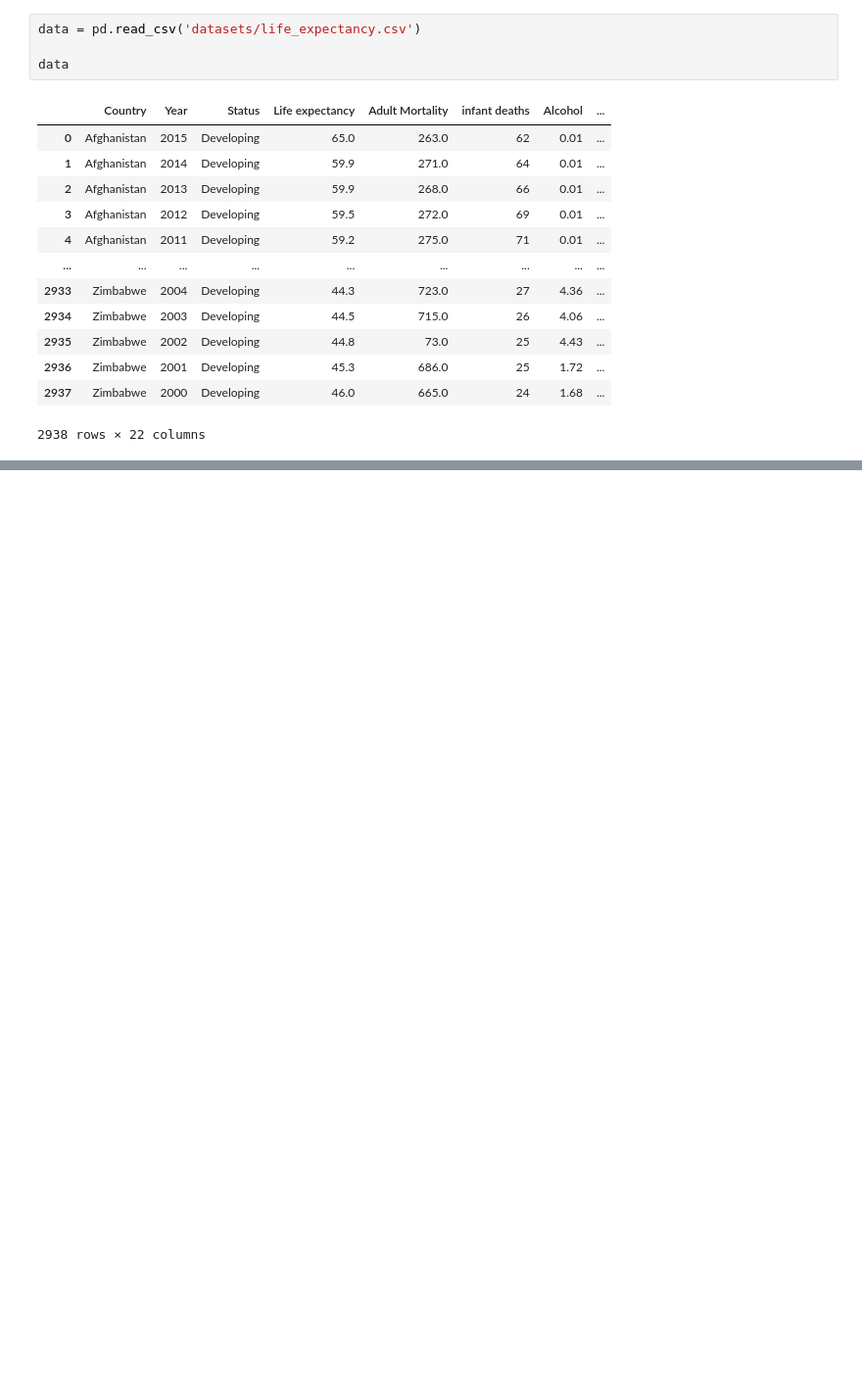
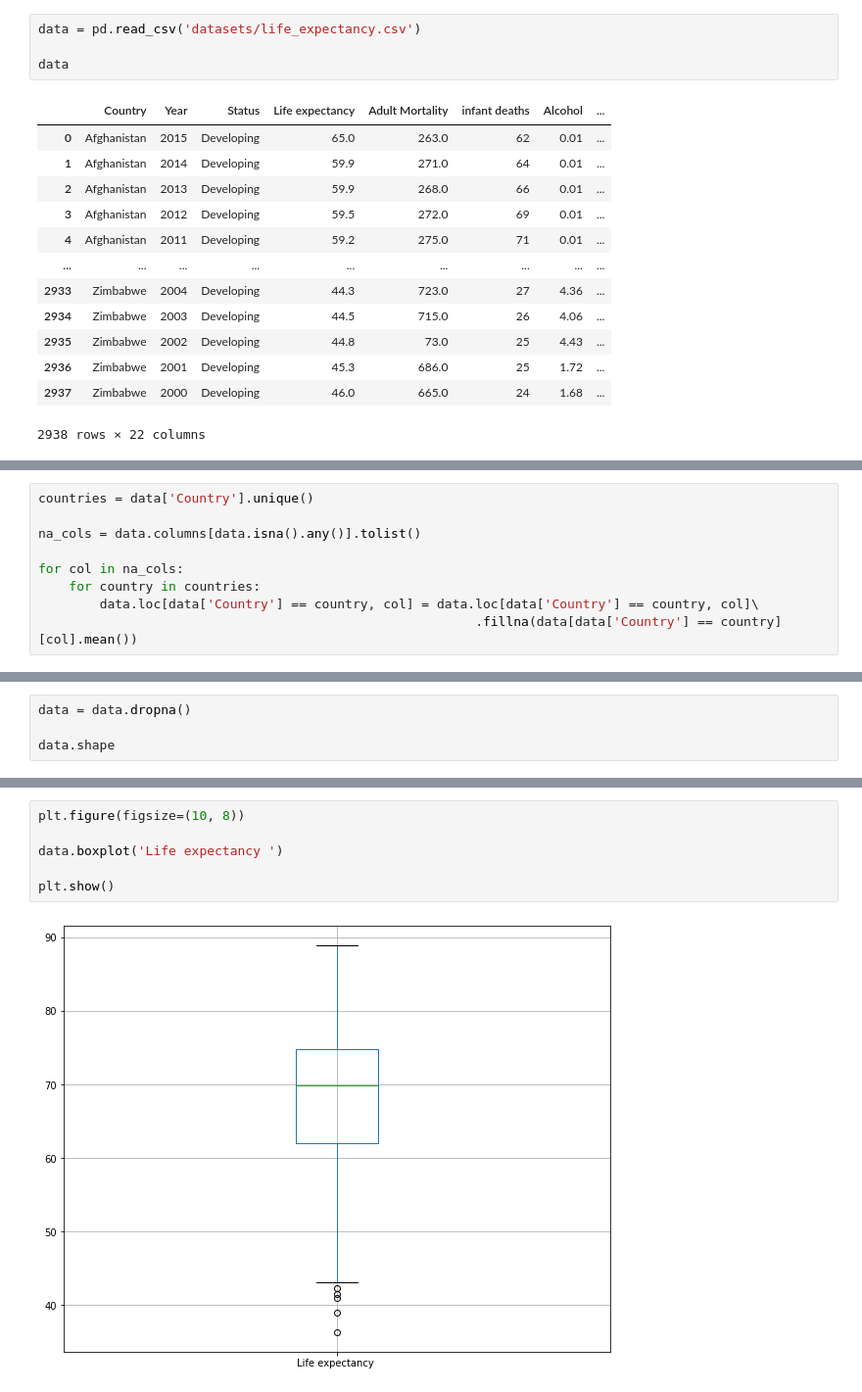
Before and after one commit to axperez/TensorFlow2.0, a Jupyter notebook: SequentialModel.ipynb, the cells around one changed output, grey strips where cells are left out. Shown: that part at 98% size. Drawn from its saved outputs; the diff is of its cells as text; blank space fills up the shorter version.

```diff
--- a/SequentialModel.ipynb
+++ b/SequentialModel.ipynb
@@ -43,0 +66,9 @@ data.sample(5)
+# %%
+countries = data['Country'].unique()
+
+na_cols = data.columns[data.isna().any()].tolist()
+
+for col in na_cols:
+    for country in countries:
+        data.loc[data['Country'] == country, col] = data.loc[data['Country'] == country, col]\
+                                                         .fillna(data[data['Country'] == country][col].mean())
@@ -43,0 +95,4 @@ data.sample(5)
+# %%
+data = data.dropna()
+
+data.shape
@@ -43,0 +122,8 @@ data.sample(5)
+# %%
+plt.figure(figsize=(10, 8))
+
+data.boxplot('Life expectancy ')
+
+plt.show()
+# %% [output]
+[figure, added]
```
Also changed, not shown: parts of 25 cells of this notebook.
